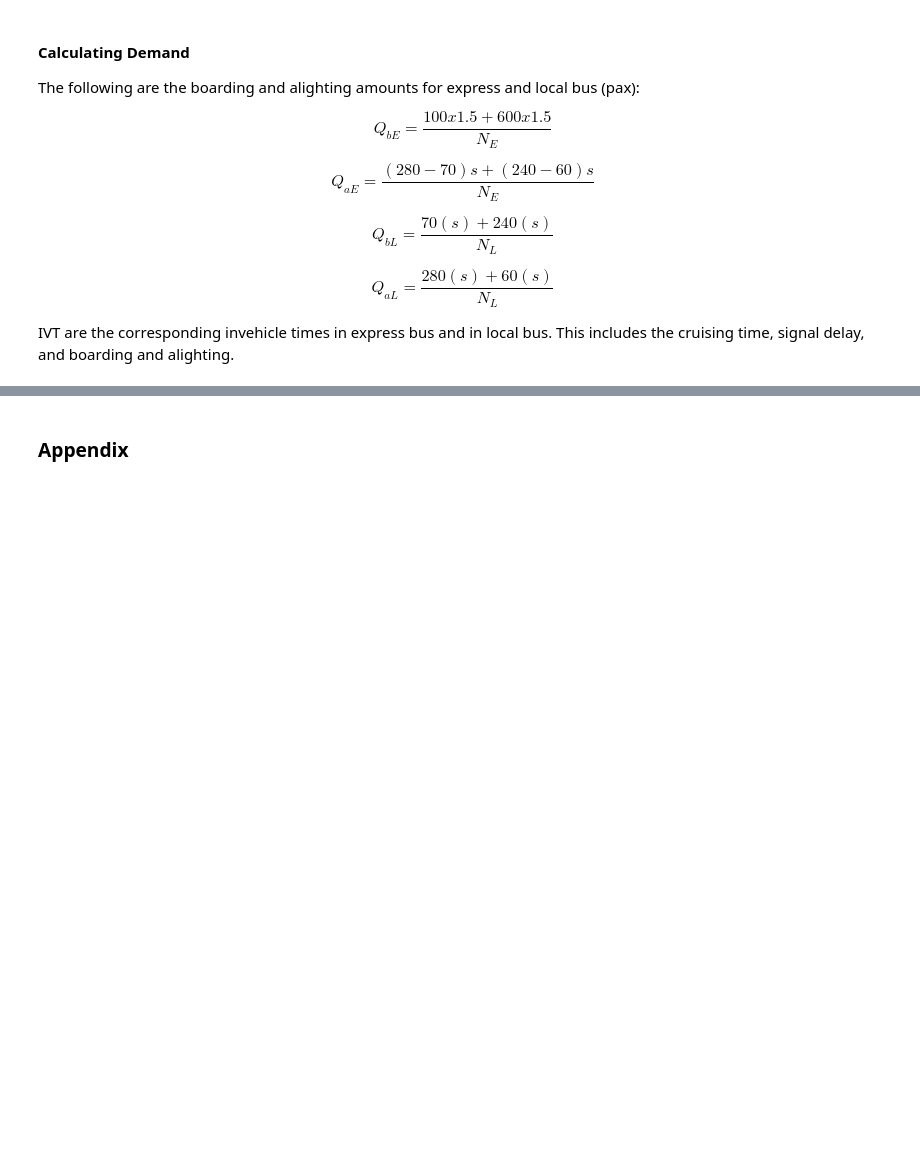
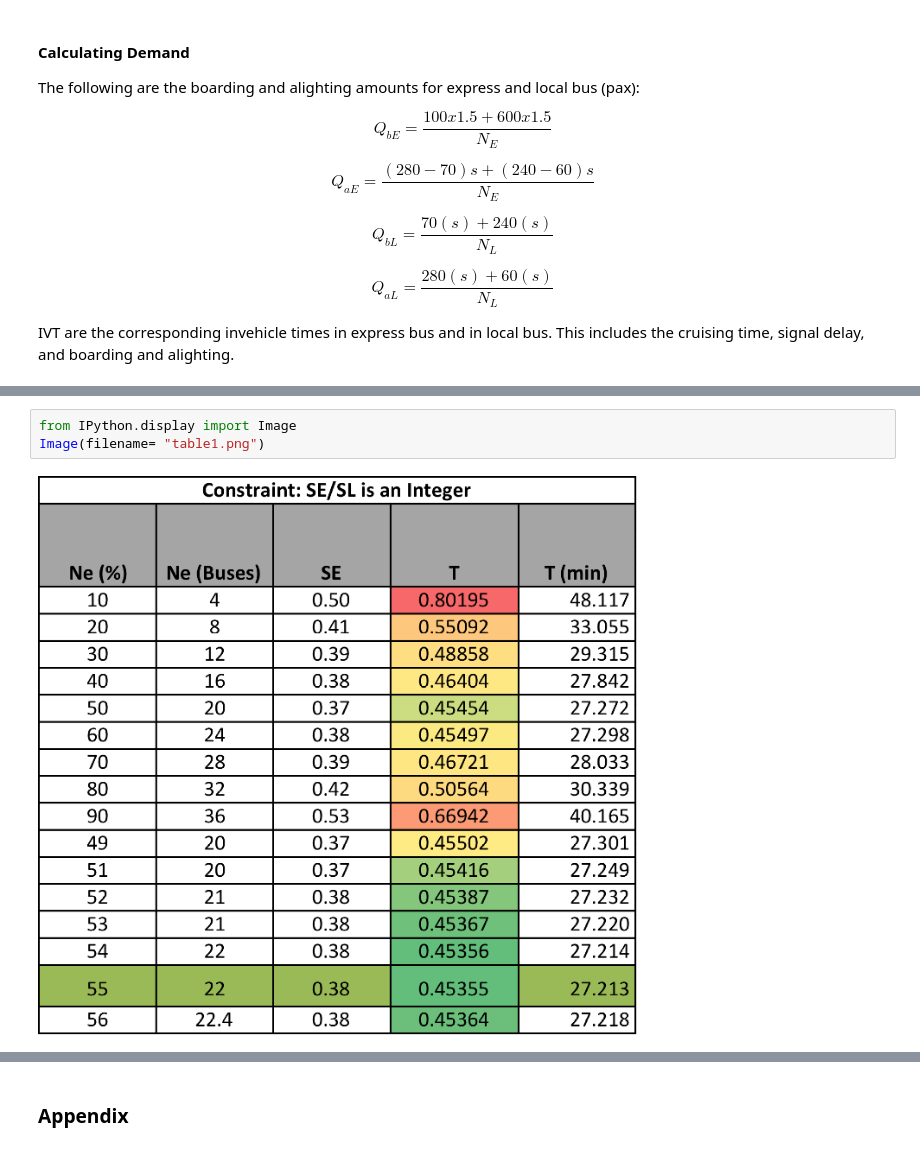
Before and after one commit to cktong/CE259, a Jupyter notebook: MiniProject_v2.ipynb, the cells around one changed output, grey strips where cells are left out. Drawn from its saved outputs; the diff is of its cells as text; blank space fills up the shorter version.

```diff
--- a/MiniProject_v2.ipynb
+++ b/MiniProject_v2.ipynb
@@ -369,0 +384,5 @@ IVT are the corresponding invehicle times in express bus and in local bus. This
+# %%
+from IPython.display import Image
+Image(filename= "table1.png")
+# %% [output]
+[figure, added]
```
Also changed, not shown: parts of 20 cells of this notebook, 4 other files.
